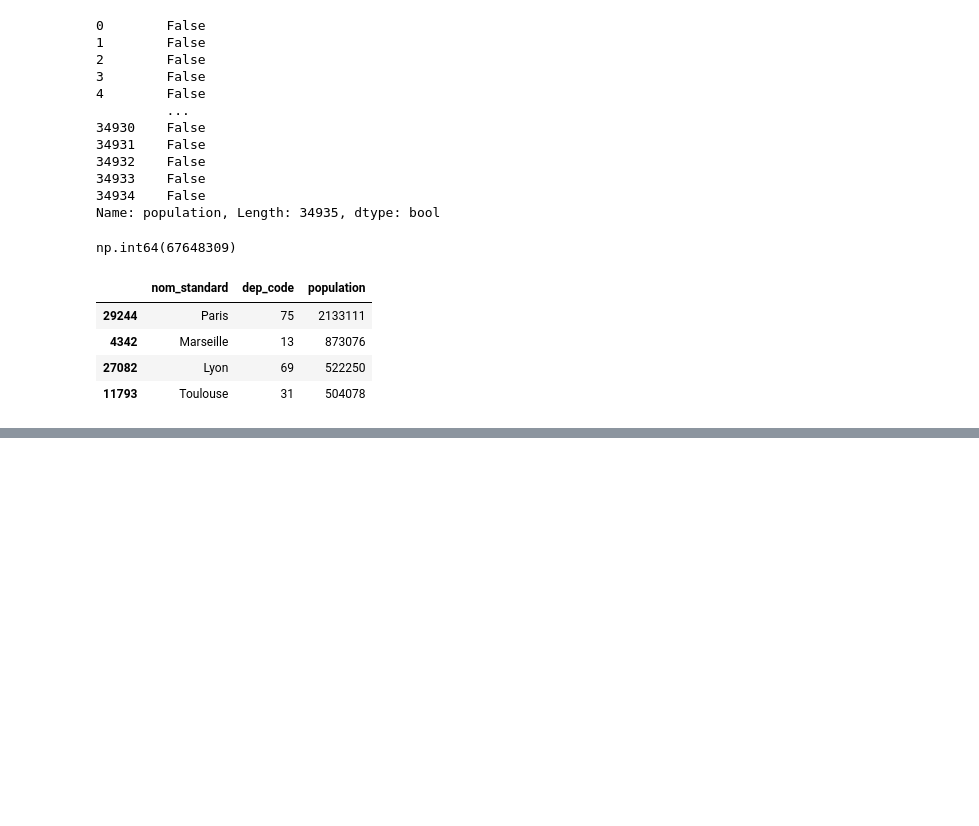
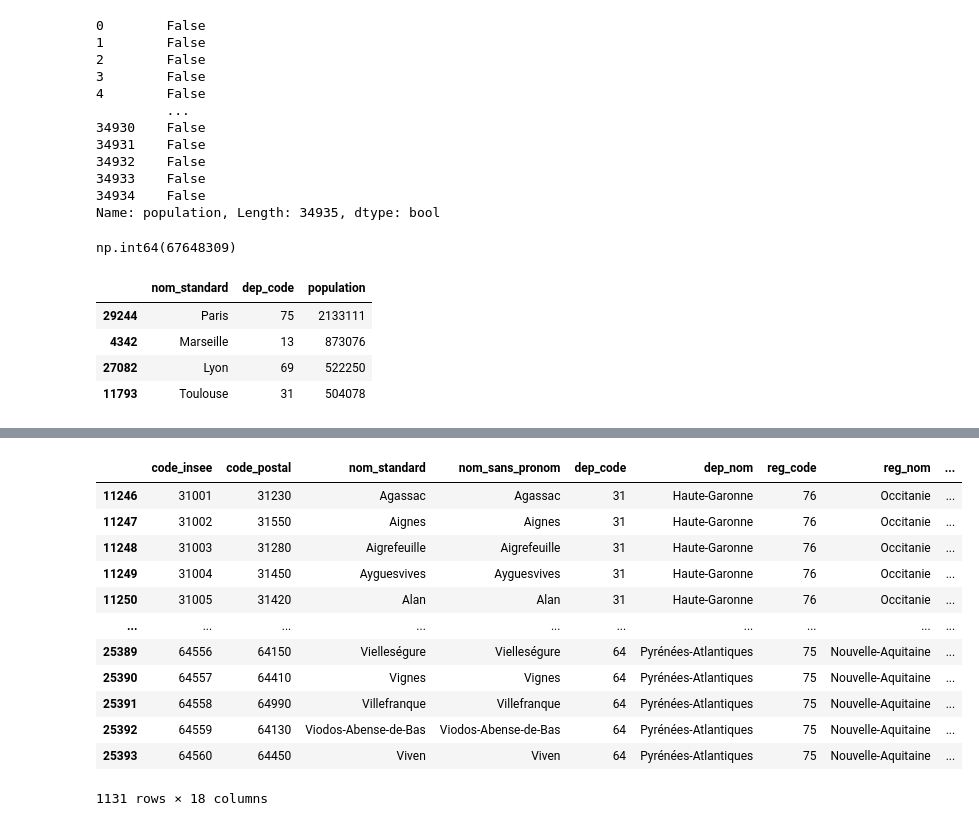
Before and after one commit to matthcol/python202607poo, a Jupyter notebook: day2.ipynb, the cells around one changed output, grey strips where cells are left out. Saved outputs shown, nothing was run; the diff lists cells and outputs as text; code cells hidden in the pictures; blank space fills up the shorter version.

```diff
--- a/day2.ipynb
+++ b/day2.ipynb
@@ -234,0 +369,18 @@ df_villes.loc[
+# %%
+df_villes.loc[
+    df_villes.dep_code.isin(['31', '64'])
+]
+# %% [output]
+|  | code_insee | code_postal | nom_standard | nom_sans_pronom | dep_code | dep_nom | reg_code | reg_nom | ... |
+| 11246 | 31001 | 31230 | Agassac | Agassac | 31 | Haute-Garonne | 76 | Occitanie | ... |
+| 11247 | 31002 | 31550 | Aignes | Aignes | 31 | Haute-Garonne | 76 | Occitanie | ... |
+| 11248 | 31003 | 31280 | Aigrefeuille | Aigrefeuille | 31 | Haute-Garonne | 76 | Occitanie | ... |
+| 11249 | 31004 | 31450 | Ayguesvives | Ayguesvives | 31 | Haute-Garonne | 76 | Occitanie | ... |
+| 11250 | 31005 | 31420 | Alan | Alan | 31 | Haute-Garonne | 76 | Occitanie | ... |
+| ... | ... | ... | ... | ... | ... | ... | ... | ... | ... |
+| 25389 | 64556 | 64150 | Vielleségure | Vielleségure | 64 | Pyrénées-Atlantiques | 75 | Nouvelle-Aquitaine | ... |
+| 25390 | 64557 | 64410 | Vignes | Vignes | 64 | Pyrénées-Atlantiques | 75 | Nouvelle-Aquitaine | ... |
+| 25391 | 64558 | 64990 | Villefranque | Villefranque | 64 | Pyrénées-Atlantiques | 75 | Nouvelle-Aquitaine | ... |
+| 25392 | 64559 | 64130 | Viodos-Abense-de-Bas | Viodos-Abense-de-Bas | 64 | Pyrénées-Atlantiques | 75 | Nouvelle-Aquitaine | ... |
+| 25393 | 64560 | 64450 | Viven | Viven | 64 | Pyrénées-Atlantiques | 75 | Nouvelle-Aquitaine | ... |
+1131 rows × 18 columns
```
Also changed, not shown: parts of 28 cells of this notebook.
